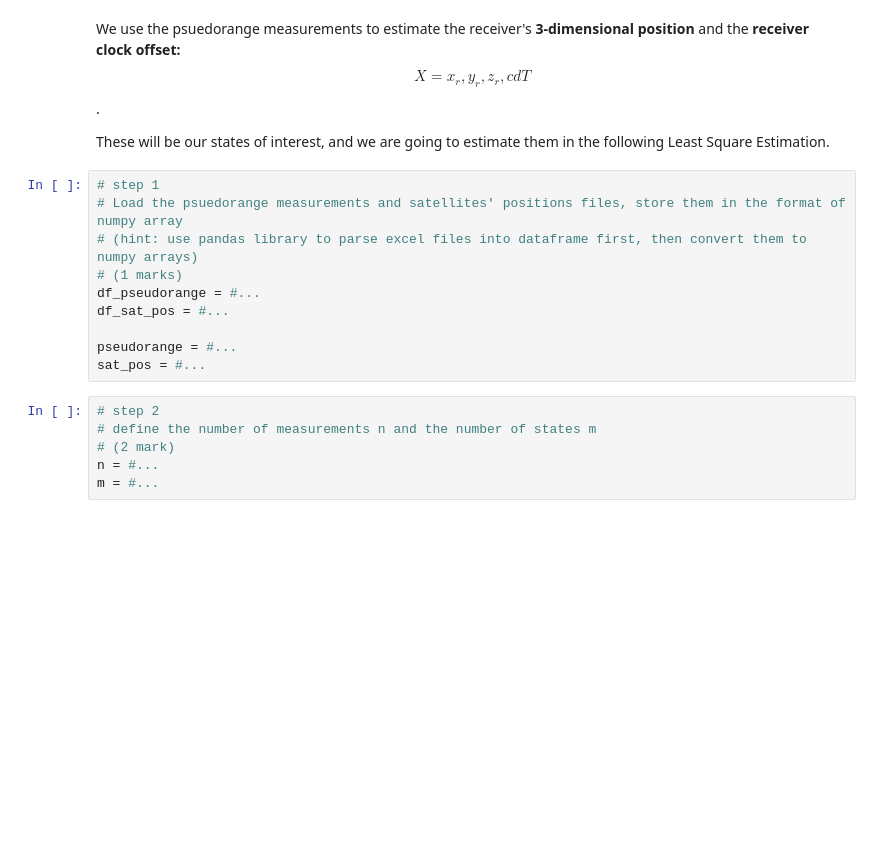
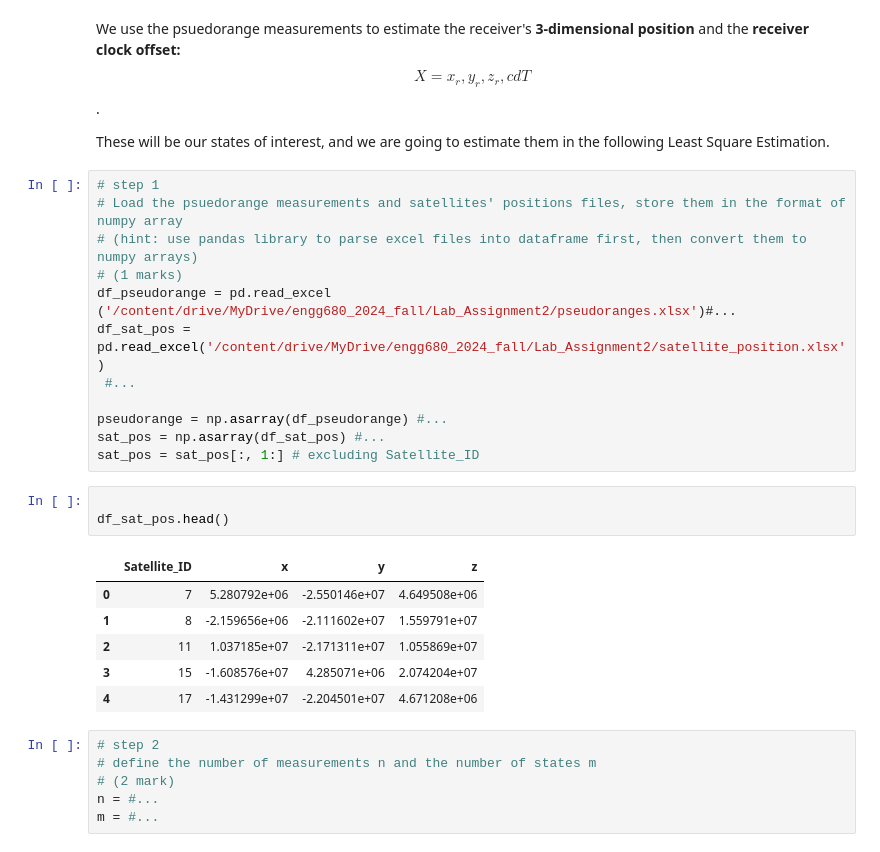
Before and after one commit to MusadSaiyed7/engg680_2024_fall, a Jupyter notebook: Lab_Assignment2/Assignment2.ipynb, the cells around one changed output. Cells and saved outputs as stored; diff of their text form; blank space fills up the shorter version.

Commit message:
Loaded the psuedorange measurements and satellites

```diff
--- a/Lab_Assignment2/Assignment2.ipynb
+++ b/Lab_Assignment2/Assignment2.ipynb
@@ -347,11 +347,23 @@ These will be our states of interest, and we are going to estimate them in the f
 # Load the psuedorange measurements and satellites' positions files, store them in the format of numpy array
 # (hint: use pandas library to parse excel files into dataframe first, then convert them to numpy arrays)
 # (1 marks)
-df_pseudorange = #...
-df_sat_pos = #...
+df_pseudorange = pd.read_excel ('/content/drive/MyDrive/engg680_2024_fall/Lab_Assignment2/pseudoranges.xlsx')#...
+df_sat_pos = pd.read_excel('/content/drive/MyDrive/engg680_2024_fall/Lab_Assignment2/satellite_position.xlsx')
+ #...
 
-pseudorange = #...
-sat_pos = #...
+pseudorange = np.asarray(df_pseudorange) #...
+sat_pos = np.asarray(df_sat_pos) #...
+sat_pos = sat_pos[:, 1:] # excluding Satellite_ID
+# %%
+
+df_sat_pos.head()
+# %% [output]
+|  | Satellite_ID | x | y | z |
+| 0 | 7 | 5.280792e+06 | -2.550146e+07 | 4.649508e+06 |
+| 1 | 8 | -2.159656e+06 | -2.111602e+07 | 1.559791e+07 |
+| 2 | 11 | 1.037185e+07 | -2.171311e+07 | 1.055869e+07 |
+| 3 | 15 | -1.608576e+07 | 4.285071e+06 | 2.074204e+07 |
+| 4 | 17 | -1.431299e+07 | -2.204501e+07 | 4.671208e+06 |
 # %%
 # step 2
 # define the number of measurements n and the number of states m
```
Also changed, not shown: parts of 1 cell of this notebook.
